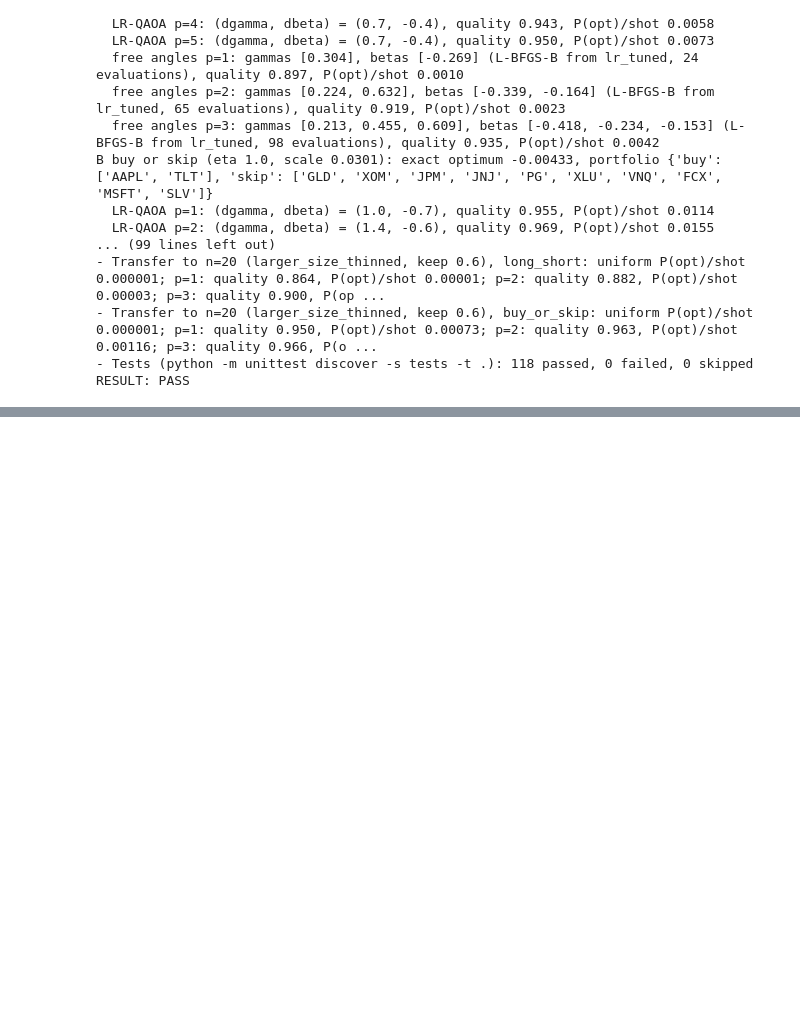
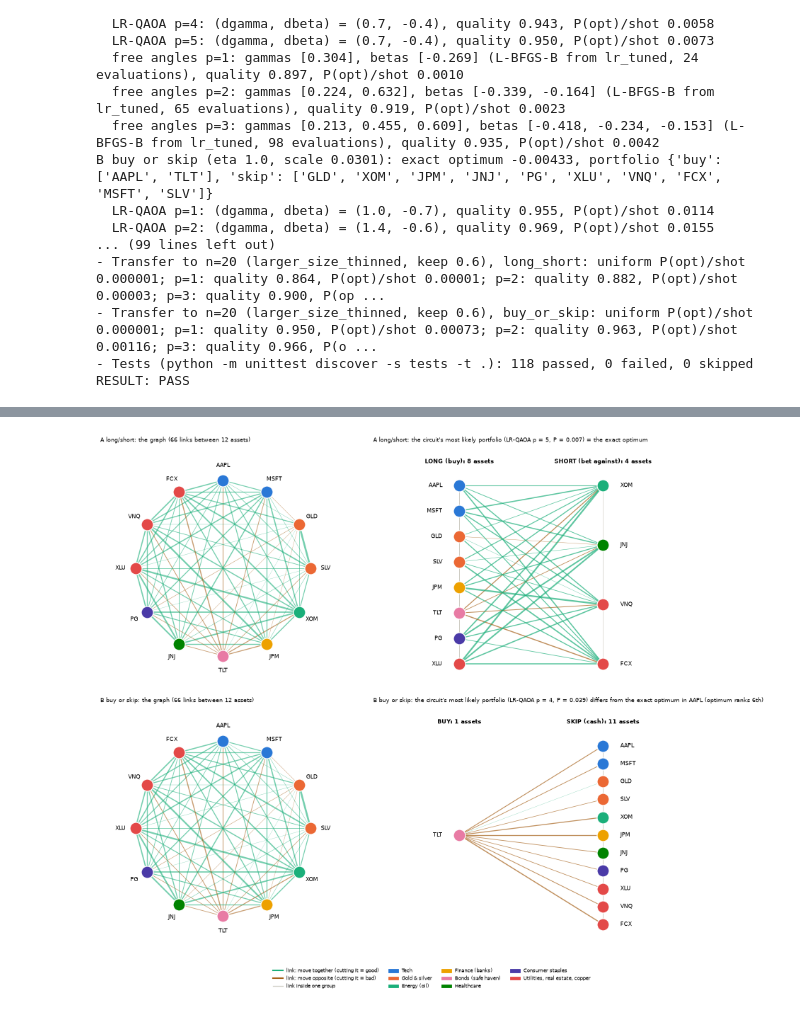
Before and after one commit to Oussema-t/zollerqu-qollab, a Jupyter notebook: stocks/stock_idea_ZollerQu.ipynb, the cells around one changed output, grey strips where cells are left out. Cells and saved outputs as stored; diff of their text form; code cells hidden in the pictures; blank space fills up the shorter version.

Commit message:
docs(stocks): section 4.12, the asset graph and the circuit's cut into two groups
Co-Authored-By: Claude Opus 5.5 <noreply@anthropic.com>

```diff
--- a/stocks/stock_idea_ZollerQu.ipynb
+++ b/stocks/stock_idea_ZollerQu.ipynb
@@ -2660,0 +2665,90 @@ RESULT: PASS
+# %%
+from matplotlib.lines import Line2D
+from matplotlib.patches import Patch
+
+SLOTS = ["#2a78d6", "#eb6834", "#1baf7a", "#eda100", "#e87ba4", "#008300", "#4a3aa7", "#e34948"]
+OTHER = ("Utilities", "Real estate", "Materials (copper)")
+OTHER_LABEL = "Utilities, real estate, copper"
+GROUP_COLOR = dict(zip([g for g in kaggle_data.GROUPS if g not in OTHER] + [OTHER_LABEL], SLOTS))
+def color_of(t):
+    g = kaggle_data.GROUP_OF[t]
+    return GROUP_COLOR[OTHER_LABEL if g in OTHER else g]
+
+tickers = setup12["tickers"]
+order = [t for t in kaggle_data.TICKERS if t in tickers]
+rho = setup12["stats"].corr
+states = ising.all_states(len(tickers))
+cut_summary = {}
+fig, axes = plt.subplots(len(MODES), 2, figsize=(15, 6.6 * len(MODES)))
+for row, m in enumerate(MODES):
+    model = models[m]
+    sim = qaoa_sim.QaoaSimulator(model)
+    lr = PARAMS["modes"][m]["linear_ramp"]
+    best_p = max(lr, key=lambda p: lr[p]["p_optimum_per_shot"])
+    probs = sim.probabilities(lr[best_p]["gammas"], lr[best_p]["betas"])
+    top, opt = int(np.argmax(probs)), int(np.argmin(sim.energies))
+    spins = states[top]
+    plus, minus = ("LONG (buy)", "SHORT (bet against)") if m == ising.MODE_LONG_SHORT else ("BUY", "SKIP (cash)")
+    links = [(i, j) for i in range(len(tickers)) for j in range(i + 1, len(tickers)) if model.couplings[i, j] != 0.0]
+
+    # left: the graph on a circle, grouped
+    ax = axes[row][0]
+    angles = np.linspace(np.pi / 2, np.pi / 2 - 2 * np.pi, len(order), endpoint=False)
+    pos = {t: (np.cos(a), np.sin(a)) for t, a in zip(order, angles)}
+    for i, j in links:
+        (x1, y1), (x2, y2) = pos[tickers[i]], pos[tickers[j]]
+        ax.plot([x1, x2], [y1, y2], color=TEAL if rho[i, j] > 0 else BROWN, linewidth=0.3 + 3.5 * abs(rho[i, j]), alpha=0.6, zorder=1)
+    for t, (x, y) in pos.items():
+        ax.scatter(x, y, s=420, color=color_of(t), edgecolor="white", linewidth=1.5, zorder=3)
+        ax.annotate(t, (1.17 * x, 1.17 * y), ha="center", va="center", fontsize=9)
+    ax.set_title(f"{MODE_NAME[m]}: the graph ({len(links)} links between 12 assets)", loc="left", fontsize=10)
+    ax.set_aspect("equal"); ax.set_xlim(-1.4, 1.4); ax.set_ylim(-1.4, 1.4); ax.axis("off")
+
+    # right: the split chosen by the circuit
+    ax = axes[row][1]
+    side = {t: spins[tickers.index(t)] for t in order}
+    columns = {1: [t for t in order if side[t] > 0], -1: [t for t in order if side[t] < 0]}
+    pos2 = {}
+    for x, s in ((0.0, 1), (1.0, -1)):
+        ys = np.linspace(1.0, -1.0, len(columns[s])) if len(columns[s]) > 1 else [0.0]
+        for t, y in zip(columns[s], ys):
+            pos2[t] = (x, y)
+    cut_pos = cut_neg = 0
+    for i, j in links:
+        a, b = tickers[i], tickers[j]
+        (x1, y1), (x2, y2) = pos2[a], pos2[b]
+        if side[a] == side[b]:
+            ax.plot([x1, x2], [y1, y2], color="#cfcdc4", linewidth=0.6, alpha=0.6, zorder=1)
+        else:
+            ax.plot([x1, x2], [y1, y2], color=TEAL if rho[i, j] > 0 else BROWN, linewidth=0.3 + 3.5 * abs(rho[i, j]), alpha=0.7, zorder=2)
+            cut_pos += rho[i, j] > 0
+            cut_neg += rho[i, j] < 0
+    for t, (x, y) in pos2.items():
+        ax.scatter(x, y, s=420, color=color_of(t), edgecolor="white", linewidth=1.5, zorder=3)
+        ax.annotate(t, (x - 0.12 if x == 0 else x + 0.12, y), ha="right" if x == 0 else "left", va="center", fontsize=9)
+    for x, s, label in ((0.0, 1, plus), (1.0, -1, minus)):
+        ax.text(x, 1.25, f"{label}: {len(columns[s])} assets", ha="center", fontsize=10, fontweight="bold")
+    same = top == opt
+    differs = [tickers[k] for k in np.flatnonzero(states[top] != states[opt])]
+    rank = int((probs > probs[opt]).sum()) + 1
+    ax.set_title(f"{MODE_NAME[m]}: the circuit's most likely portfolio (LR-QAOA p = {best_p}, P = {probs[top]:.3f}) "
+                 + ("= the exact optimum" if same else f"differs from the exact optimum in {', '.join(differs)} (optimum ranks {rank}th)"),
+                 loc="left", fontsize=9)
+    ax.set_xlim(-0.6, 1.6); ax.set_ylim(-1.3, 1.45); ax.axis("off")
+    n_pos = sum(rho[i, j] > 0 for i, j in links); n_neg = sum(rho[i, j] < 0 for i, j in links)
+    cut_summary[m] = (best_p, probs[top], same, differs, rank, cut_pos, n_pos, cut_neg, n_neg, columns)
+handles = [Line2D([], [], color=TEAL, linewidth=2.5, label="link: move together (cutting it = good)"),
+           Line2D([], [], color=BROWN, linewidth=2.5, label="link: move opposite (cutting it = bad)"),
+           Line2D([], [], color="#cfcdc4", linewidth=1.5, label="link inside one group")]
+handles += [Patch(color=c, label=g) for g, c in GROUP_COLOR.items()]
+fig.legend(handles=handles, loc="lower center", ncol=4, frameon=False, fontsize=8)
+fig.tight_layout(rect=(0, 0.06, 1, 1))
+plt.show()
+for m, (best_p, p_top, same, differs, rank, cut_pos, n_pos, cut_neg, n_neg, columns) in cut_summary.items():
+    plus = "long" if m == ising.MODE_LONG_SHORT else "buy"
+    print(f"Text summary, {MODE_NAME[m]}: the circuit's most likely portfolio (LR-QAOA p = {best_p}, probability {p_top:.3f}) "
+          + ("is exactly the best portfolio. " if same else f"differs from the best portfolio in {', '.join(differs)}; the best portfolio is the {rank}th most likely. ")
+          + f"The split cuts {cut_pos} of the {n_pos} 'move together' links and only {cut_neg} of the {n_neg} 'move opposite' links. "
+          f"{plus}: {', '.join(columns[1]) or 'nothing'}.")
+# %% [output]
+[figure, added]
```
Also changed, not shown: parts of 4 cells of this notebook.
